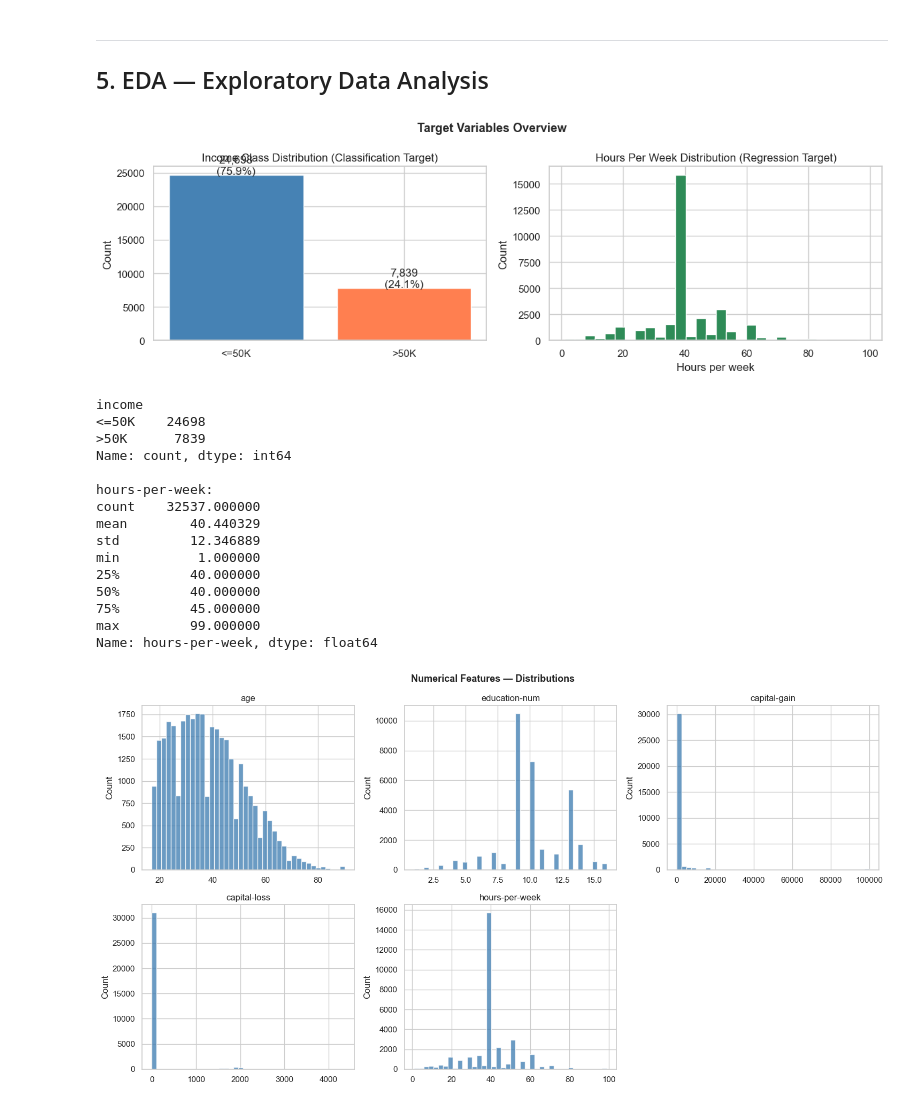
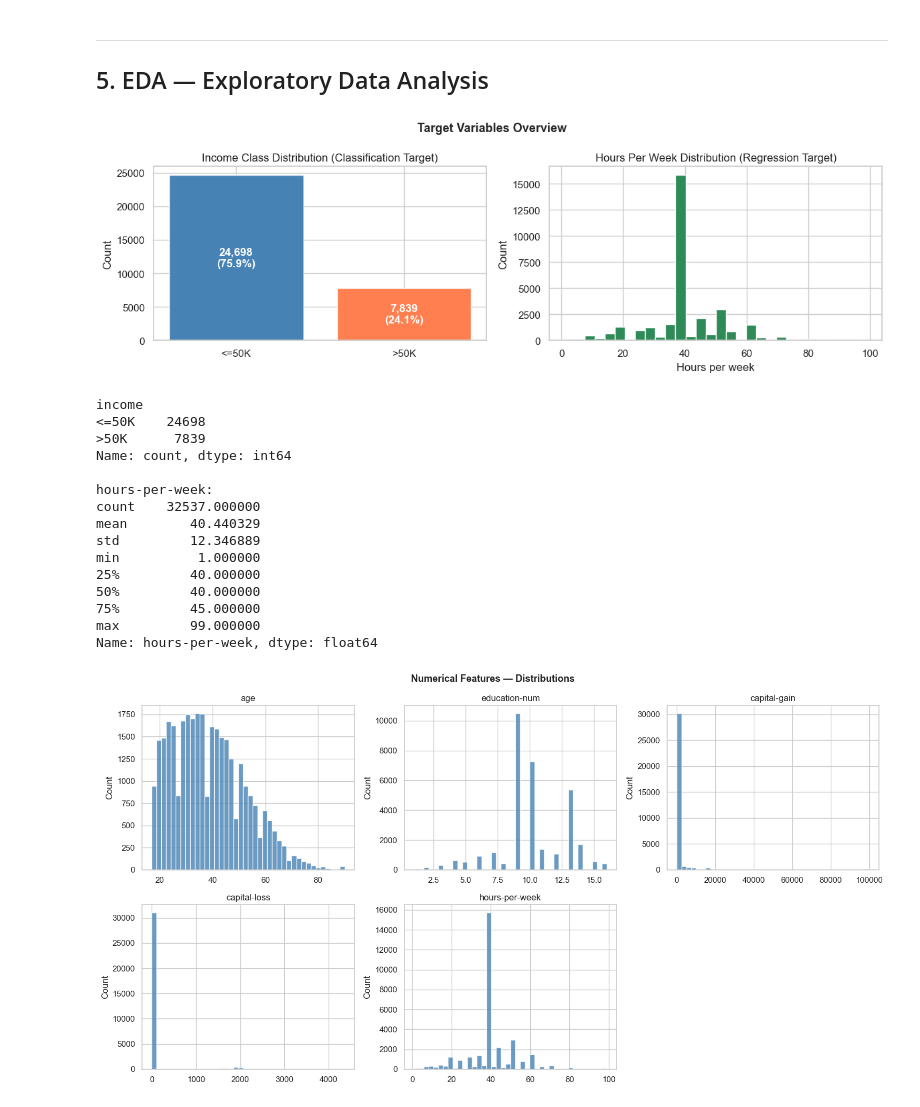
Before and after one commit to GeorgiEmanuel/data-science-salary-workhours, a Jupyter notebook: D1_EDA.ipynb, the cells around one changed output. Cells and saved outputs as stored; diff of their text form; code cells hidden in the pictures.

```diff
--- a/D1_EDA.ipynb
+++ b/D1_EDA.ipynb
@@ -137,6 +137,9 @@ Numerical statistics:
 # %%
 print('Categorical columns — unique values:')
 for col in df.select_dtypes(include='object').columns:
-    print(f'  {col}: {df[col].nunique()} unique -> {list(df[col].dropna().unique()[:4])}')
+    unique_vals = list(df[col].dropna().unique())
+    chunks = [unique_vals[i:i + 10] for i in range(0, len(unique_vals), 10)]
+    formatted = '\n    '.join([', '.join(chunk) for chunk in chunks])
+    print(f' {col}: {df[col].nunique()} unique -> \n   {formatted}\n')
 # %% [output]
 Categorical columns — unique values:
@@ -197,11 +203,10 @@ Income values after cleaning: <StringArray>
 Length: 2, dtype: str
 # %%
 # --- Impute missing values with mode ---
-# Missing only in workclass, occupation, native-country (all categorical, <7%)
 for col in ['workclass', 'occupation', 'native-country']:
     mode_val = df[col].mode()[0]
     n = df[col].isnull().sum()
-    df[col].fillna(mode_val, inplace=True)
+    df[col] = df[col].fillna(mode_val)
     print(f'  {col}: {n} missing values filled with mode "{mode_val}"')
 
 print(f'\nMissing values remaining: {df.isnull().sum().sum()}')
@@ -268,28 +273,28 @@ Final shape: (32537, 100)
 # %%
 # Target variable distribution
 fig, axes = plt.subplots(1, 2, figsize=(12, 4))
 
 counts = df['income'].value_counts()
 axes[0].bar(counts.index, counts.values, color=['steelblue', 'coral'])
 axes[0].set_title('Income Class Distribution (Classification Target)')
 axes[0].set_ylabel('Count')
 for i, v in enumerate(counts.values):
-    axes[0].text(i, v + 100, f'{v:,}\n({v/len(df)*100:.1f}%)', ha='center')
+    axes[0].text(i, v / 2, f'{v:,}\n({v/len(df)*100:.1f}%)', ha='center', va='center', color='white', fontweight='bold')
 
 axes[1].hist(df['hours-per-week'], bins=30, color='seagreen', edgecolor='white')
 axes[1].set_title('Hours Per Week Distribution (Regression Target)')
 axes[1].set_xlabel('Hours per week')
 axes[1].set_ylabel('Count')
 
 plt.suptitle('Target Variables Overview', fontsize=13, fontweight='bold')
 plt.tight_layout()
 plt.savefig(f'{FIG_DIR}/02_target_distributions.png', bbox_inches='tight')
 plt.show()
 
 print(df['income'].value_counts())
 print(f"\nhours-per-week:\n{df['hours-per-week'].describe()}")
 # %% [output]
-[figure, old version]
+[figure, new version]
 income
 <=50K    24698
 >50K      7839
```
Also changed, not shown: parts of 10 cells of this notebook, 1 other file.
